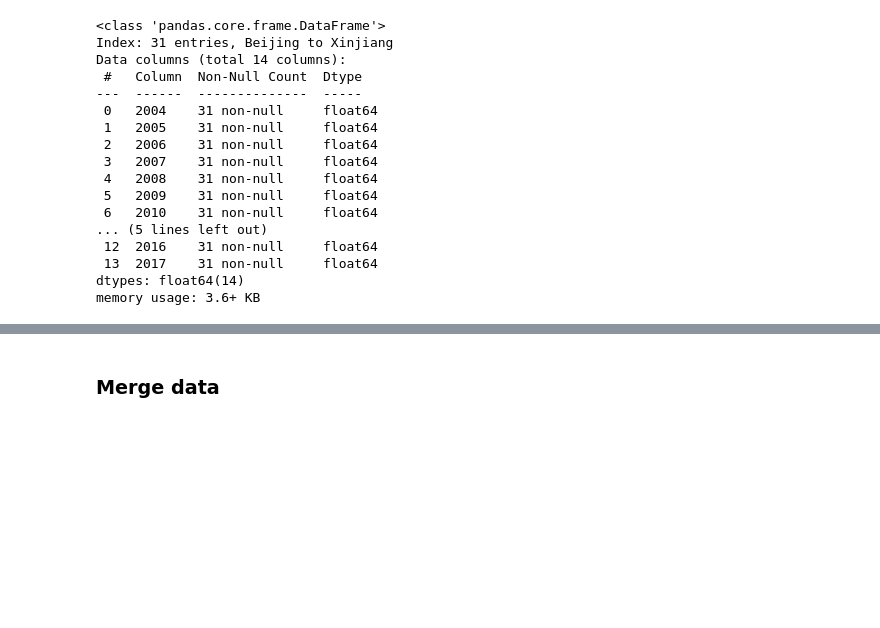
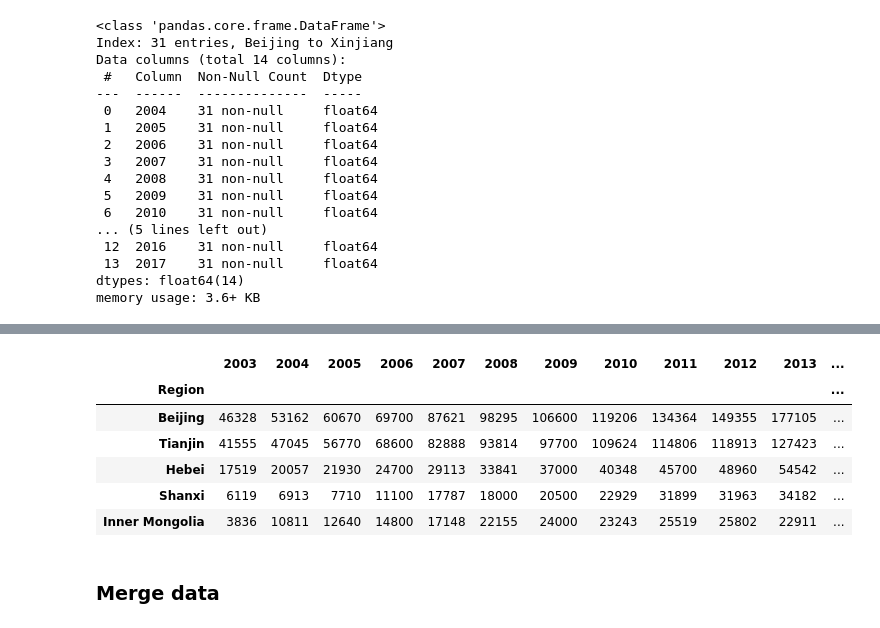
Before and after one commit to KaylaBai/Dissertation, a Jupyter notebook: Dissertation.ipynb, the cells around one changed output, grey strips where cells are left out. Saved outputs shown, nothing was run; the diff lists cells and outputs as text; code cells hidden in the pictures; blank space fills up the shorter version.

```diff
--- a/Dissertation.ipynb
+++ b/Dissertation.ipynb
@@ -307,3 +316,19 @@ memory usage: 3.6+ KB
+# %%
+# Step 1: Read the CSV file into a DataFrame.
+df_FDI = pd.read_csv("FDI.csv", index_col=0, header=0)
+
+# Step 2: Reverse the order of columns
+df_FDI = df_FDI.iloc[:, ::-1]
+
+df_FDI.head()
+# %% [output]
+|  | 2003 | 2004 | 2005 | 2006 | 2007 | 2008 | 2009 | 2010 | 2011 | 2012 | 2013 | ... |
+| Region |  |  |  |  |  |  |  |  |  |  |  | ... |
+| Beijing | 46328 | 53162 | 60670 | 69700 | 87621 | 98295 | 106600 | 119206 | 134364 | 149355 | 177105 | ... |
+| Tianjin | 41555 | 47045 | 56770 | 68600 | 82888 | 93814 | 97700 | 109624 | 114806 | 118913 | 127423 | ... |
+| Hebei | 17519 | 20057 | 21930 | 24700 | 29113 | 33841 | 37000 | 40348 | 45700 | 48960 | 54542 | ... |
+| Shanxi | 6119 | 6913 | 7710 | 11100 | 17787 | 18000 | 20500 | 22929 | 31899 | 31963 | 34182 | ... |
+| Inner Mongolia | 3836 | 10811 | 12640 | 14800 | 17148 | 22155 | 24000 | 23243 | 25519 | 25802 | 22911 | ... |
 # %% [markdown]
 ### Merge data
 # %%
```
Also changed, not shown: parts of 19 cells of this notebook.
